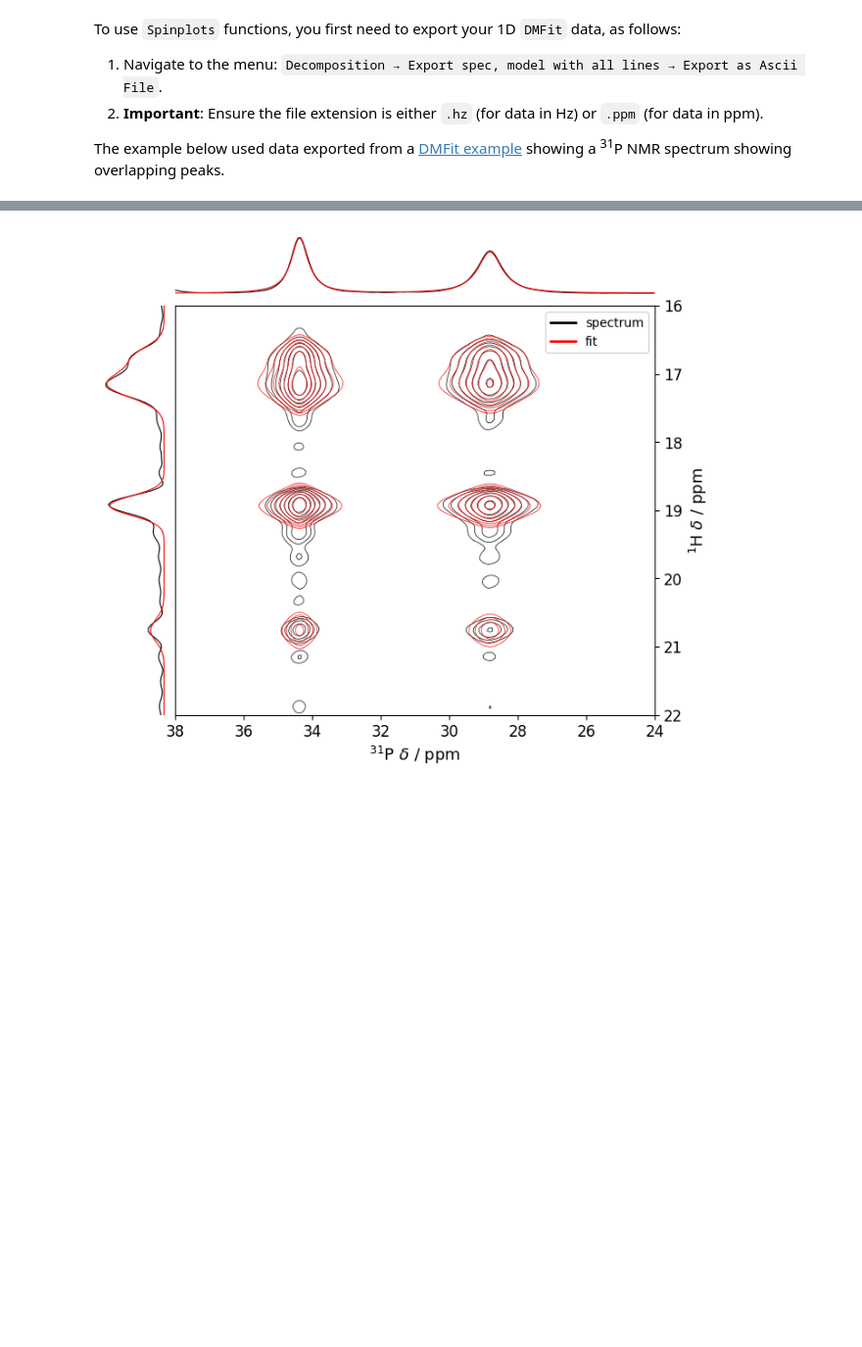
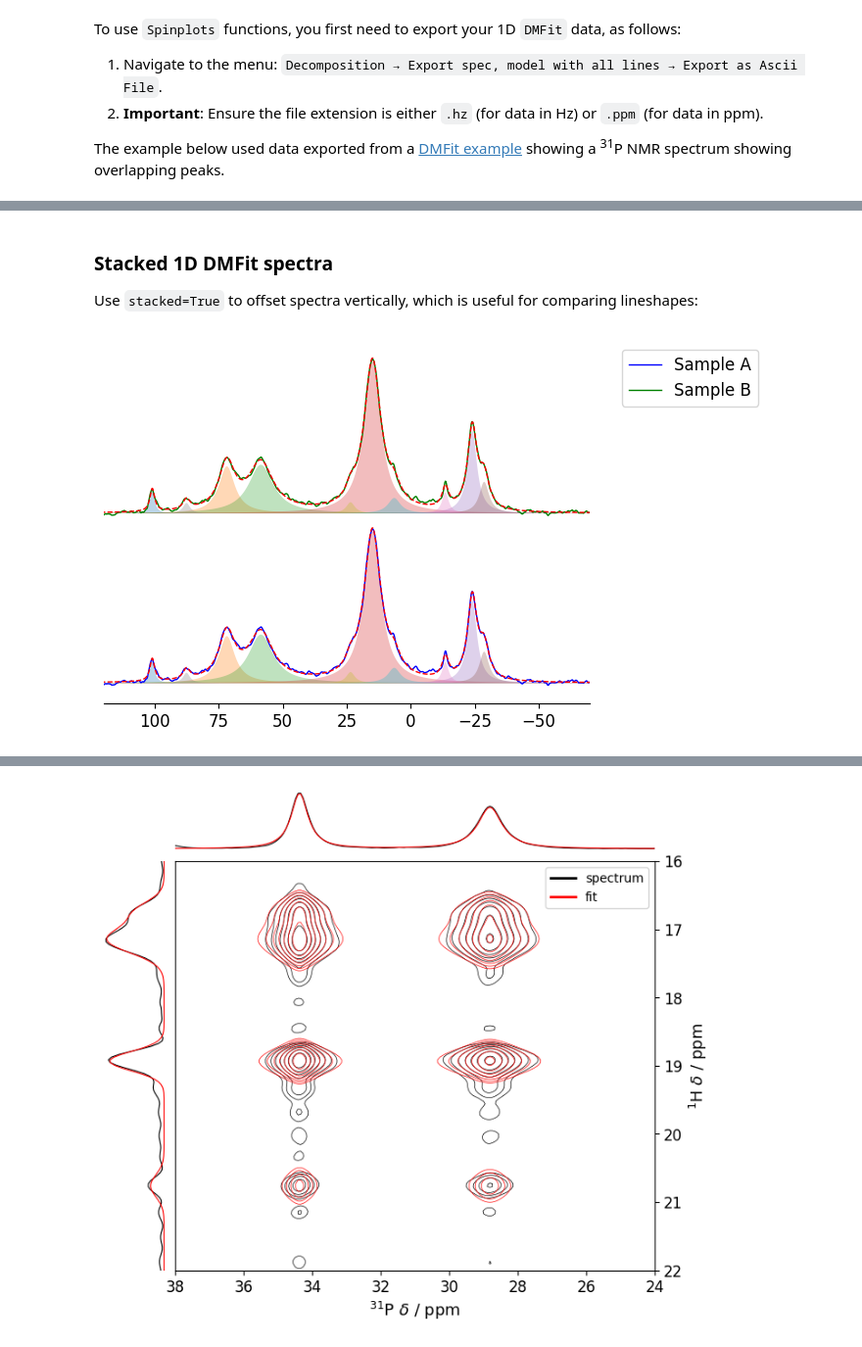
Before and after one commit to nuts-org/spinplots, a Jupyter notebook: docs/user_guide/dmfit_plots.ipynb, the cells around one changed output, grey strips where cells are left out. Shown at 98% size. Saved outputs shown, nothing was run; the diff lists cells and outputs as text; code cells hidden in the pictures; blank space fills up the shorter version.

```diff
--- a/docs/user_guide/dmfit_plots.ipynb
+++ b/docs/user_guide/dmfit_plots.ipynb
@@ -34,0 +56,13 @@ dmfit_data.plot(
+# %% [markdown]
+### Stacked 1D DMFit spectra
+
+Use `stacked=True` to offset spectra vertically, which is useful for comparing lineshapes:
+# %%
+multi_dmfit.plot(
+    color=["blue", "green"],
+    xlim=(120, -70),
+    stacked=True,
+    labels=["Sample A", "Sample B"],
+)
+# %% [output]
+[figure, added]
```
Also changed, not shown: parts of 12 cells of this notebook, 13 other files.
